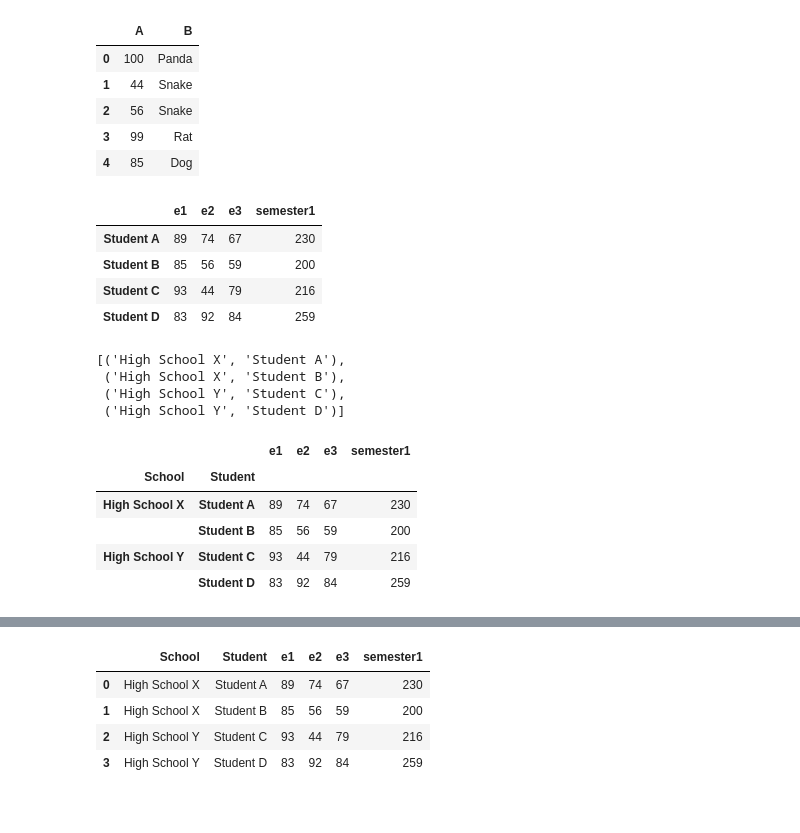
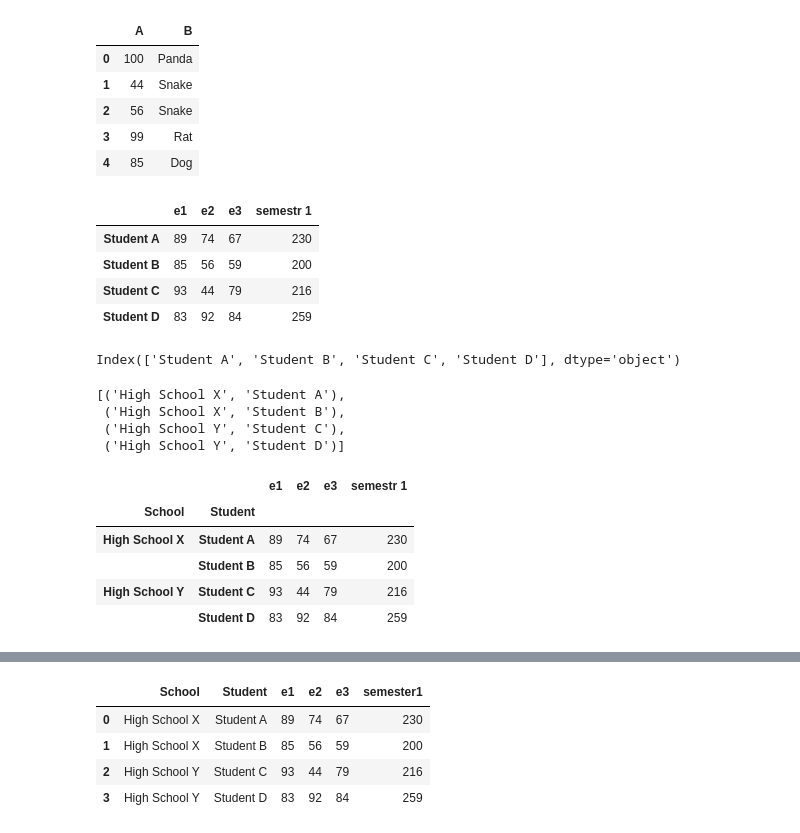
Before and after one commit to damians1982/somepandas, a Jupyter notebook: unique.ipynb, the cells around one changed output, grey strips where cells are left out. Drawn from its saved outputs; the diff is of its cells as text; code cells hidden in the pictures.

```diff
--- a/unique.ipynb
+++ b/unique.ipynb
@@ -75,12 +77,12 @@ labels  = ['Student A', 'Student B', 'Student C', 'Student D']
 # %%
 exam1 = [89,85,93,83]
 exam2 = [74,56,44,92]
 exam3=[67,59,79,84]
 df = pd.DataFrame({'e1':exam1, 'e2':exam2, 'e3':exam3}, index=labels)
-df['semester1'] = df['e1']+df['e2']+df['e3']
+df['semestr 1'] = df['e1']+df['e2']+df['e3']
 df
 # %% [output]
-|  | e1 | e2 | e3 | semester1 |
+|  | e1 | e2 | e3 | semestr 1 |
 | Student A | 89 | 74 | 67 | 230 |
 | Student B | 85 | 56 | 59 | 200 |
 | Student C | 93 | 44 | 79 | 216 |
@@ -88,6 +90,10 @@ df
 # %%
 #Multi_index
 #Sposób nr 1 – MultiIndex.from_tuples
+# %%
+df.index
+# %% [output]
+Index(['Student A', 'Student B', 'Student C', 'Student D'], dtype='object')
 # %%
 schools = ['High School X','High School X','High School Y','High School Y']
 multi_index_list = [(school,student) for school,student in zip(schools,df.index)]
@@ -102,7 +108,7 @@ multi_index_list
 df.index = pd.MultiIndex.from_tuples(multi_index_list,names=['School','Student'])
 df
 # %% [output]
-|  |  | e1 | e2 | e3 | semester1 |
+|  |  | e1 | e2 | e3 | semestr 1 |
 | School | Student |  |  |  |  |
 | High School X | Student A | 89 | 74 | 67 | 230 |
 |  | Student B | 85 | 56 | 59 | 200 |
```
Also changed, not shown: parts of 14 cells of this notebook, 3 other files.
